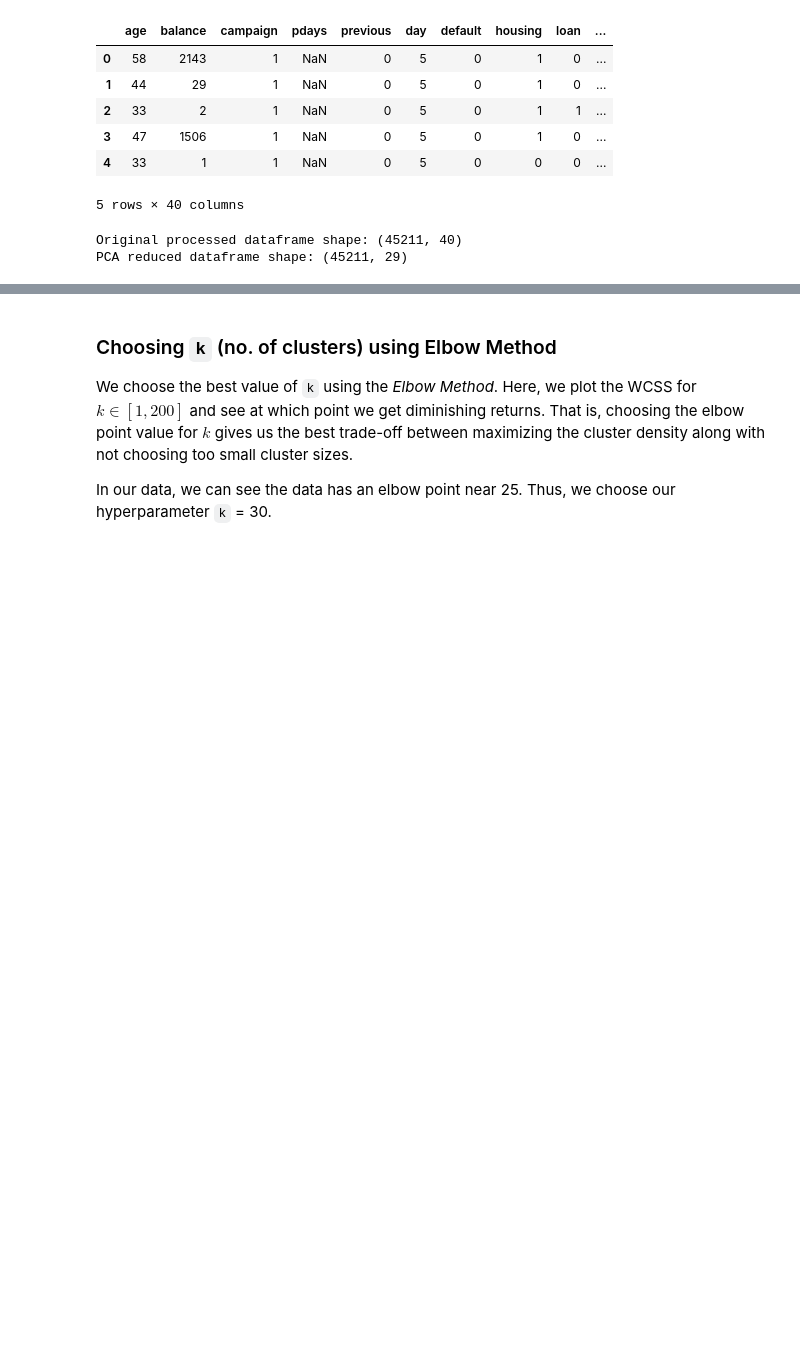
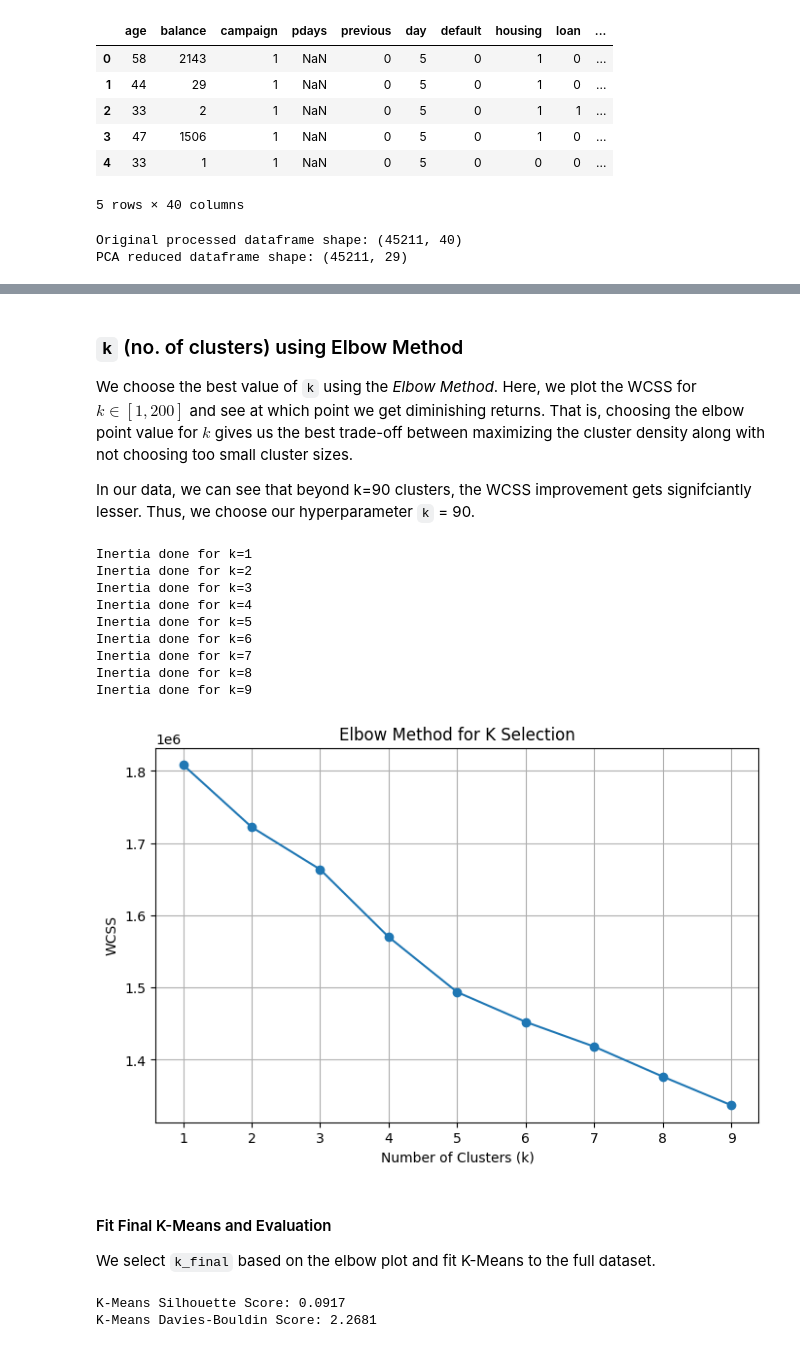
Before and after one commit to vatslgoswami/IML_A2, a Jupyter notebook: clustering.ipynb, the cells around one changed output, grey strips where cells are left out. Drawn from its saved outputs; the diff is of its cells as text; code cells hidden in the pictures; blank space fills up the shorter version.

Commit message:
Banking Clustering: Preprocessing V2

```diff
--- a/clustering.ipynb
+++ b/clustering.ipynb
@@ -1265,6 +1362,48 @@ plt.show()
 # %% [markdown]
-### Choosing `k` (no. of clusters) using Elbow Method
+### `k` (no. of clusters) using Elbow Method
 
 We choose the best value of `k` using the *Elbow Method*. Here, we plot the WCSS for $k \in [1, 200]$ and see at which point we get diminishing returns. That is, choosing the elbow point value for $k$ gives us the best trade-off between maximizing the cluster density along with not choosing too small cluster sizes.
 
-In our data, we can see the data has an elbow point near 25. Thus, we choose our hyperparameter `k` = 30.
+In our data, we can see that beyond k=90 clusters, the WCSS improvement gets signifciantly lesser. Thus, we choose our hyperparameter `k` = 90.
+# %%
+ks = range(1, 10)
+inertias = []
+
+for k in ks:
+    centers, labels, objectives = k_means(X, k=k, max_iter=50)
+    inertias.append(objectives[-1])  # WCSS at final iteration
+    print(f"Inertia done for k={k}")
+
+plt.figure(figsize=(8,5))
+plt.plot(ks, inertias, marker='o')
+plt.title("Elbow Method for K Selection")
+plt.xlabel("Number of Clusters (k)")
+plt.ylabel("WCSS")
+plt.grid(True)
+plt.show()
+# %% [output]
+Inertia done for k=1
+Inertia done for k=2
+Inertia done for k=3
+Inertia done for k=4
+Inertia done for k=5
+Inertia done for k=6
+Inertia done for k=7
+Inertia done for k=8
+Inertia done for k=9
+[figure, added]
+# %% [markdown]
+#### Fit Final K-Means and Evaluation
+We select `k_final` based on the elbow plot and fit K-Means to the full dataset.
+# %%
+k_final = 10  # Example from elbow
+centers, labels, objectives = k_means(X, k=k_final, max_iter=100)
+
+# Evaluate clustering
+sil_score = silhouette_score(X, labels)
+db_score = davies_bouldin_score(X, labels)
+print(f"K-Means Silhouette Score: {sil_score:.4f}")
+print(f"K-Means Davies-Bouldin Score: {db_score:.4f}")
+# %% [output]
+K-Means Silhouette Score: 0.0917
+K-Means Davies-Bouldin Score: 2.2681
```
Also changed, not shown: parts of 12 cells of this notebook.
